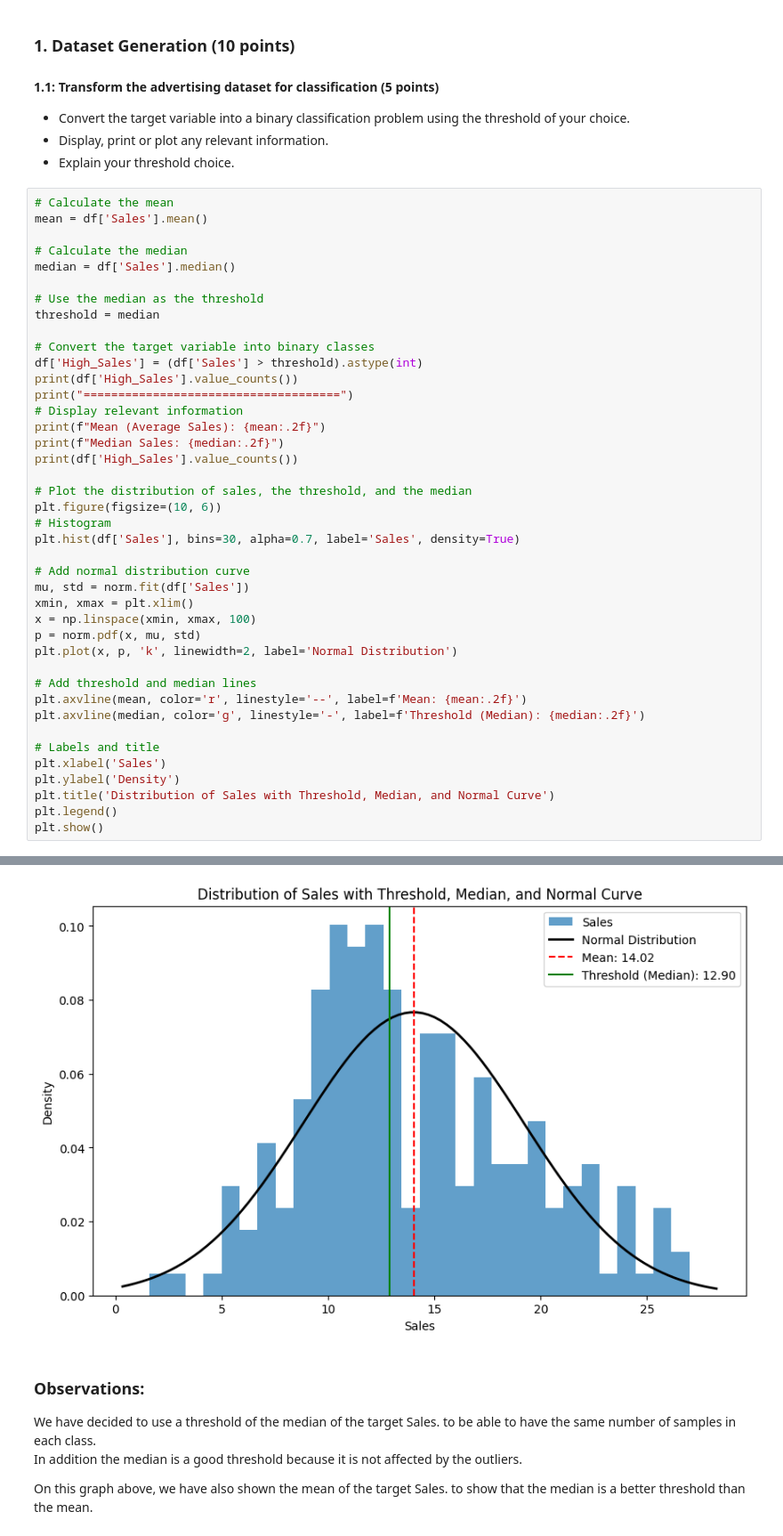
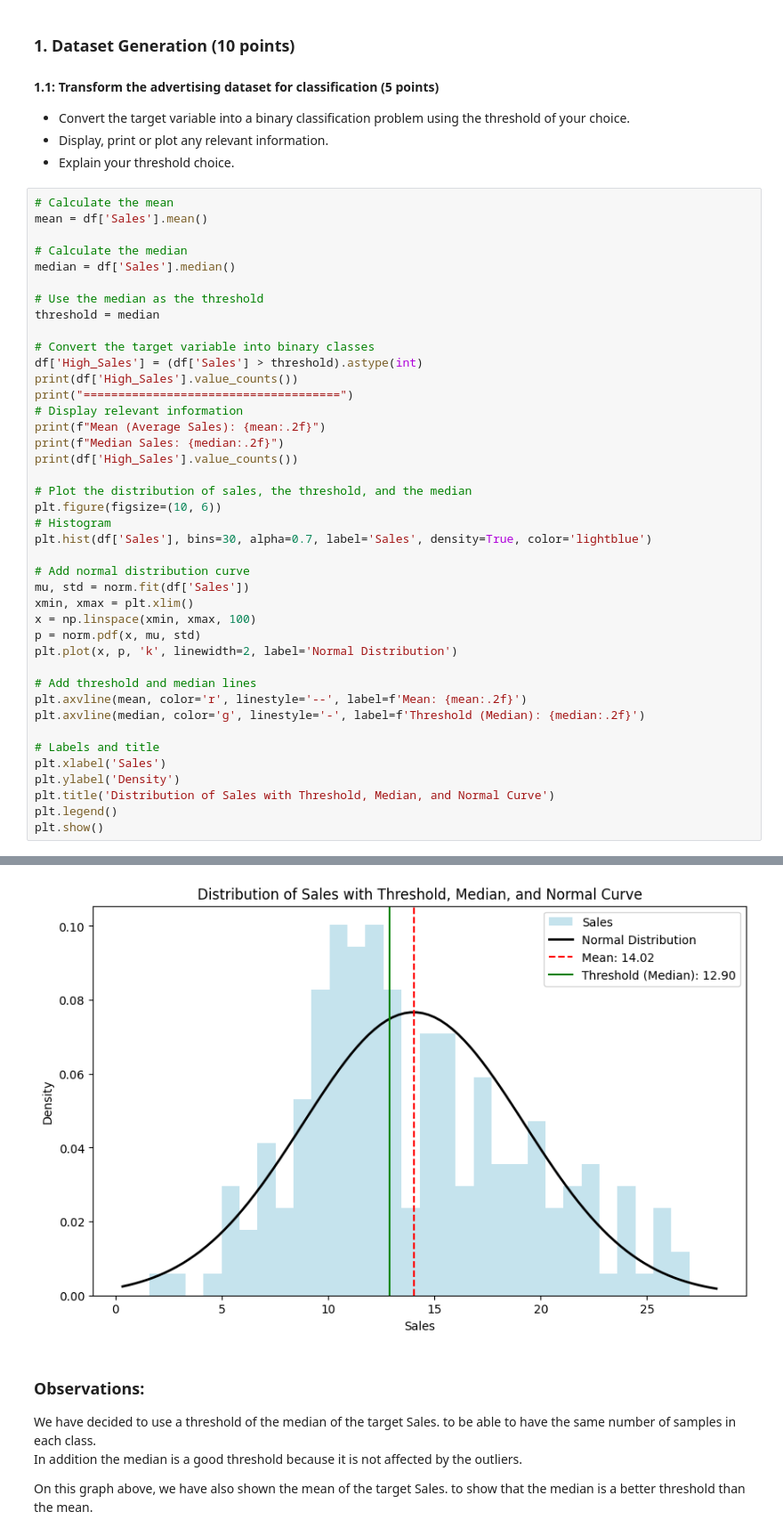
Before and after one commit to davidmarsoni/ml-project, a Jupyter notebook: Graded_lab.ipynb, the cells around one changed output, grey strips where cells are left out. Shown at 89% size. Saved outputs shown, nothing was run; the diff lists cells and outputs as text.

```diff
--- a/Graded_lab.ipynb
+++ b/Graded_lab.ipynb
@@ -461,38 +461,38 @@ print(df['High_Sales'].value_counts())
 # Plot the distribution of sales, the threshold, and the median
 plt.figure(figsize=(10, 6))
 # Histogram
-plt.hist(df['Sales'], bins=30, alpha=0.7, label='Sales', density=True)
+plt.hist(df['Sales'], bins=30, alpha=0.7, label='Sales', density=True, color='lightblue')
 
 # Add normal distribution curve
 mu, std = norm.fit(df['Sales'])
 xmin, xmax = plt.xlim()
 x = np.linspace(xmin, xmax, 100)
 p = norm.pdf(x, mu, std)
 plt.plot(x, p, 'k', linewidth=2, label='Normal Distribution')
 
 # Add threshold and median lines
 plt.axvline(mean, color='r', linestyle='--', label=f'Mean: {mean:.2f}')
 plt.axvline(median, color='g', linestyle='-', label=f'Threshold (Median): {median:.2f}')
 
 # Labels and title
 plt.xlabel('Sales')
 plt.ylabel('Density')
 plt.title('Distribution of Sales with Threshold, Median, and Normal Curve')
 plt.legend()
 plt.show()
 # %% [output]
 High_Sales
 0    102
 1     98
 Name: count, dtype: int64
 =====================================
 Mean (Average Sales): 14.02
 Median Sales: 12.90
 High_Sales
 0    102
 1     98
 Name: count, dtype: int64
-[figure, old version]
+[figure, new version]
 # %% [markdown]
 ### Observations:
 We have decided to use a threshold of the median of the target Sales. to be able to have the same number of samples in each class. <br>
```
Also changed, not shown: parts of 27 cells of this notebook.
